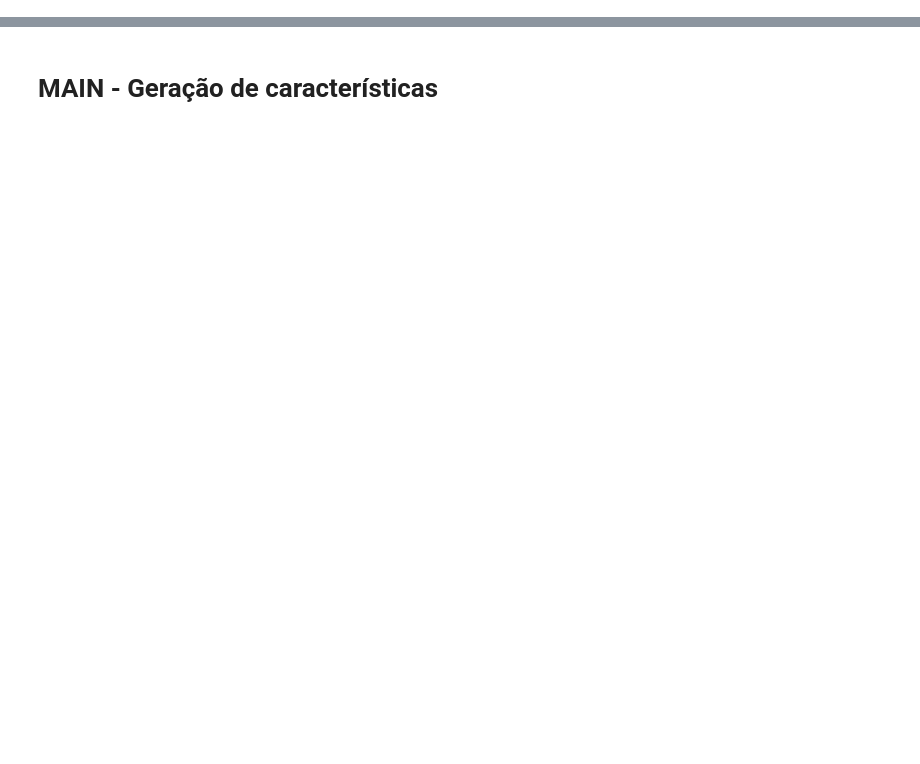
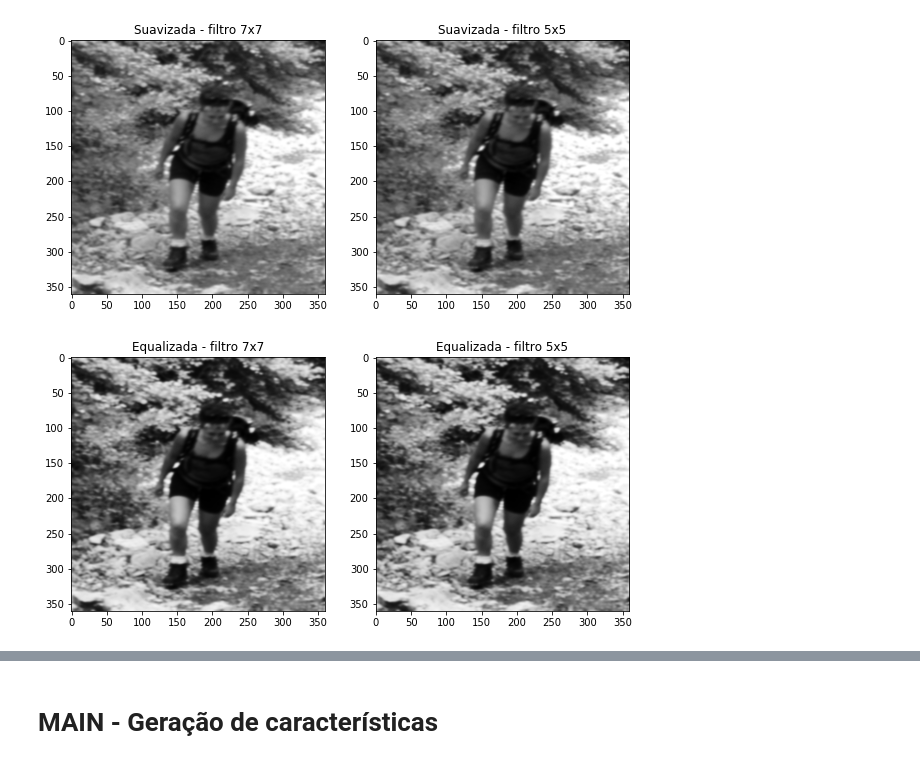
Before and after one commit to alura-cursos/Visao-Computacional-Processamento-de-Imagens, a Jupyter notebook: Course:Pre-processing/extracao_de_caracteristicas.ipynb, the cells around one changed output, grey strips where cells are left out. Cells and saved outputs as stored; diff of their text form; code cells hidden in the pictures; blank space fills up the shorter version.

```diff
--- a/Course:Pre-processing/extracao_de_caracteristicas.ipynb
+++ b/Course:Pre-processing/extracao_de_caracteristicas.ipynb
@@ -20 +61,29 @@ def bovw_gerarDicionario(lista_descritores):
+# %%
+# Aplicação de filtros e equalização de imagens
+
+
+imagem_teste_suavizada7 = cv2.GaussianBlur(imagem_teste_redimensionada, (7,7),1)
+imagem_teste_suavizada5 = cv2.GaussianBlur(imagem_teste_redimensionada, (5,5),1)
+imagem_teste_equalizada7 = cv2.equalizeHist(imagem_teste_suavizada7)
+imagem_teste_equalizada5 = cv2.equalizeHist(imagem_teste_suavizada5)
+
+
+plt.figure(figsize=(10,10))
+plt.subplot(121)
+plt.title('Suavizada - filtro 7x7')
+plt.imshow(imagem_teste_suavizada7, cmap='gray', interpolation='bicubic')
+plt.subplot(122)
+plt.title('Suavizada - filtro 5x5')
+plt.imshow(imagem_teste_suavizada5, cmap='gray', interpolation='bicubic')
+plt.figure(figsize=(10,10))
+plt.subplot(121)
+plt.title('Equalizada - filtro 7x7')
+plt.imshow(imagem_teste_equalizada7, cmap='gray', interpolation='bicubic')
+plt.subplot(122)
+plt.title('Equalizada - filtro 5x5')
+plt.imshow(imagem_teste_equalizada5, cmap='gray', interpolation='bicubic')
+plt.show()
+# %% [output]
+[figure, added]
+[figure, added]
 # %%
```
Also changed, not shown: parts of 29 cells of this notebook.
